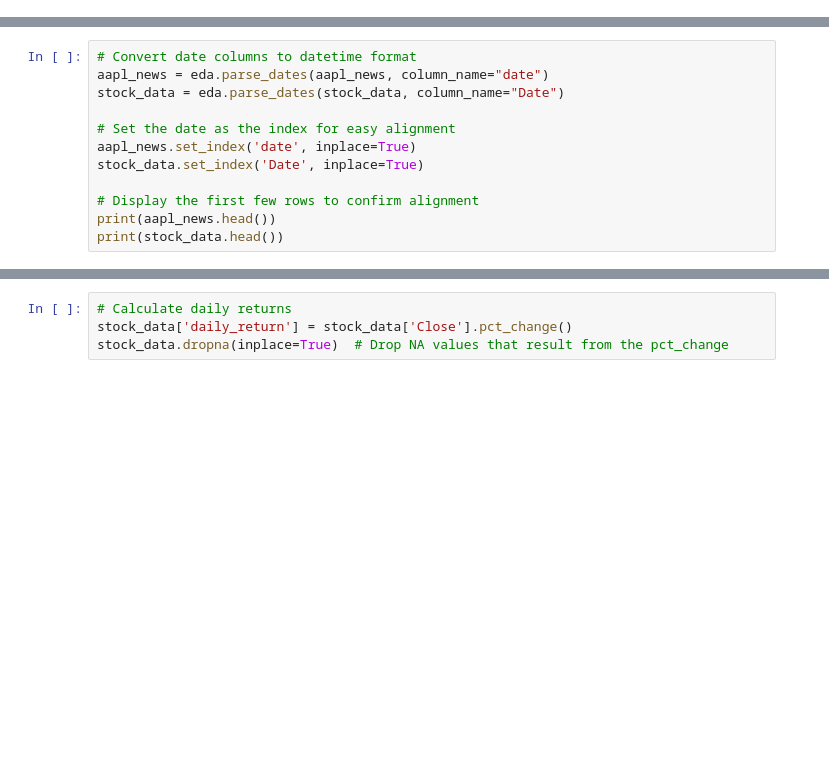
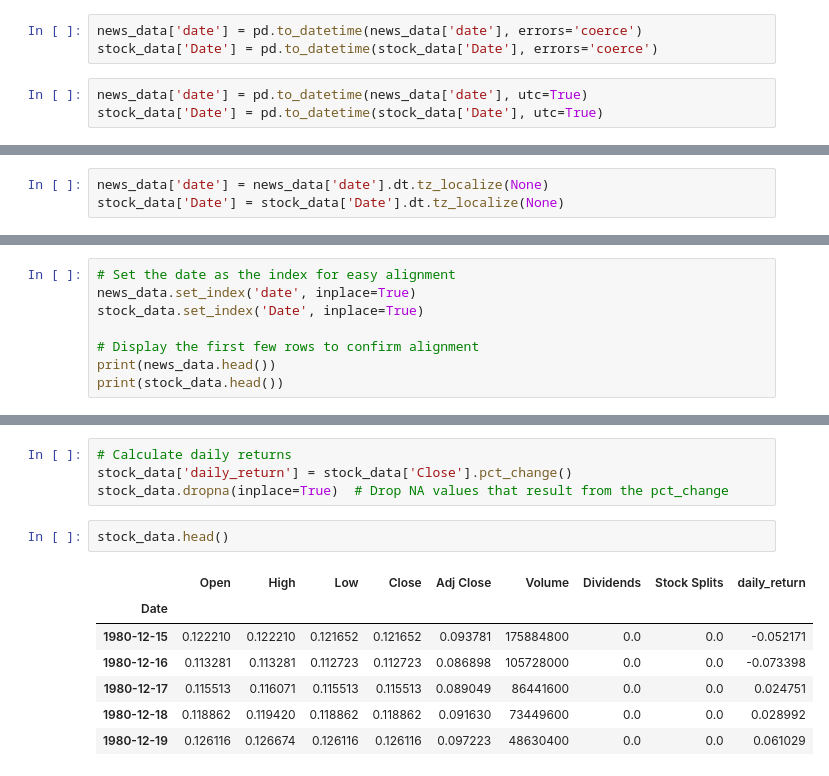
Before and after one commit to Tsebaot-Girma/financial-news-prediction-analysis, a Jupyter notebook: notebooks/correlation.ipynb, the cells around one changed output, grey strips where cells are left out. Saved outputs shown, nothing was run; the diff lists cells and outputs as text; blank space fills up the shorter version.

```diff
--- a/notebooks/correlation.ipynb
+++ b/notebooks/correlation.ipynb
@@ -49,0 +43,6 @@ Index(['Date', 'Open', 'High', 'Low', 'Close', 'Adj Close', 'Volume',
+# %%
+news_data['date'] = pd.to_datetime(news_data['date'], errors='coerce')
+stock_data['Date'] = pd.to_datetime(stock_data['Date'], errors='coerce')
+# %%
+news_data['date'] = pd.to_datetime(news_data['date'], utc=True)
+stock_data['Date'] = pd.to_datetime(stock_data['Date'], utc=True)
@@ -49,0 +65,3 @@ Index(['Date', 'Open', 'High', 'Low', 'Close', 'Adj Close', 'Volume',
+# %%
+news_data['date'] = news_data['date'].dt.tz_localize(None)
+stock_data['Date'] = stock_data['Date'].dt.tz_localize(None)
@@ -50,13 +84,9 @@ Index(['Date', 'Open', 'High', 'Low', 'Close', 'Adj Close', 'Volume',
 # %%
-# Convert date columns to datetime format
-aapl_news = eda.parse_dates(aapl_news, column_name="date")
-stock_data = eda.parse_dates(stock_data, column_name="Date")
-
 # Set the date as the index for easy alignment
-aapl_news.set_index('date', inplace=True)
+news_data.set_index('date', inplace=True)
 stock_data.set_index('Date', inplace=True)
 
 # Display the first few rows to confirm alignment
-print(aapl_news.head())
+print(news_data.head())
 print(stock_data.head())
 # %% [output]
@@ -91,3 +131,13 @@ news_data.reset_index(inplace=True)
 # Calculate daily returns
 stock_data['daily_return'] = stock_data['Close'].pct_change()
 stock_data.dropna(inplace=True)  # Drop NA values that result from the pct_change
+# %%
+stock_data.head()
+# %% [output]
+|  | Open | High | Low | Close | Adj Close | Volume | Dividends | Stock Splits | daily_return |
+| Date |  |  |  |  |  |  |  |  |  |
+| 1980-12-15 | 0.122210 | 0.122210 | 0.121652 | 0.121652 | 0.093781 | 175884800 | 0.0 | 0.0 | -0.052171 |
+| 1980-12-16 | 0.113281 | 0.113281 | 0.112723 | 0.112723 | 0.086898 | 105728000 | 0.0 | 0.0 | -0.073398 |
+| 1980-12-17 | 0.115513 | 0.116071 | 0.115513 | 0.115513 | 0.089049 | 86441600 | 0.0 | 0.0 | 0.024751 |
+| 1980-12-18 | 0.118862 | 0.119420 | 0.118862 | 0.118862 | 0.091630 | 73449600 | 0.0 | 0.0 | 0.028992 |
+| 1980-12-19 | 0.126116 | 0.126674 | 0.126116 | 0.126116 | 0.097223 | 48630400 | 0.0 | 0.0 | 0.061029 |
```
Also changed, not shown: parts of 18 cells of this notebook.
